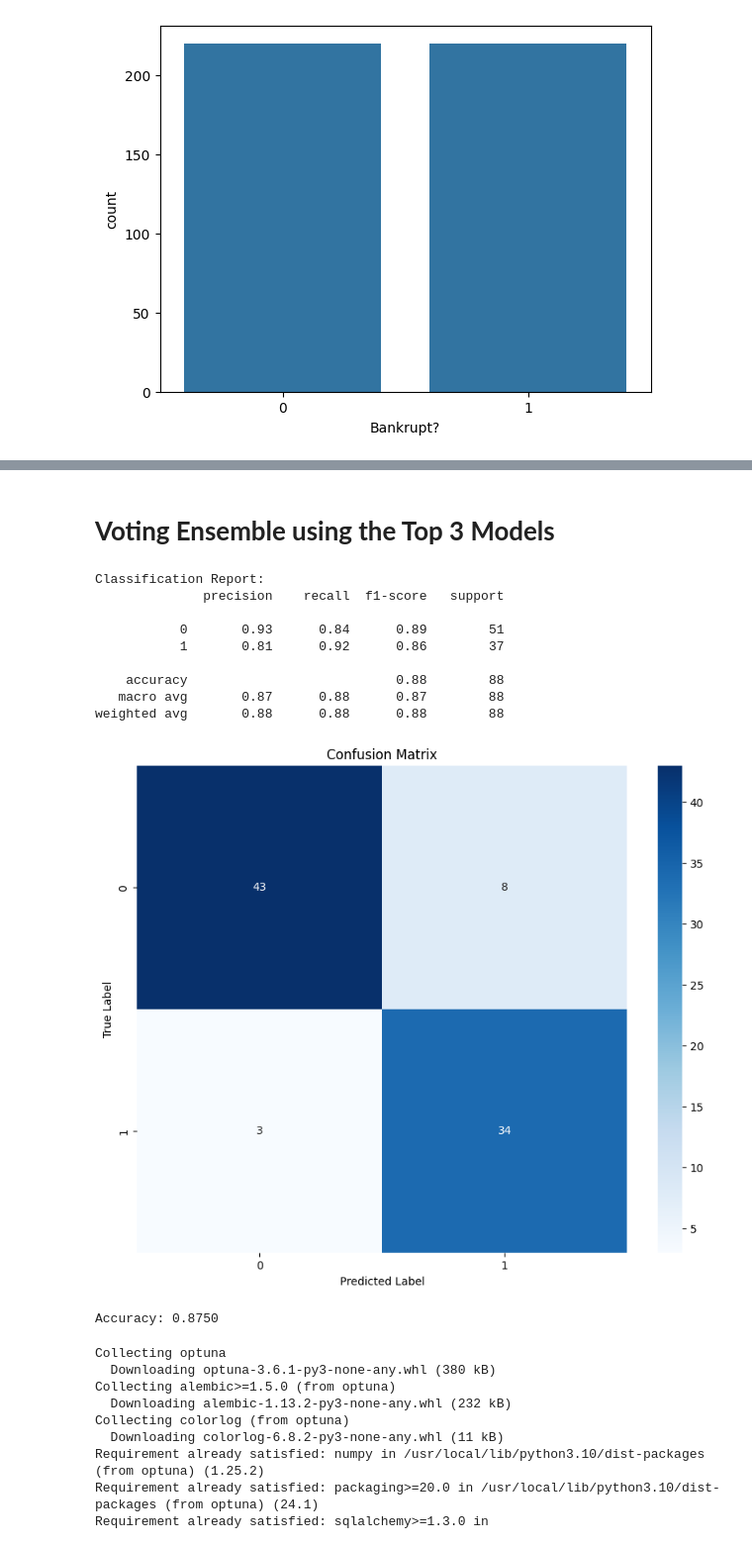
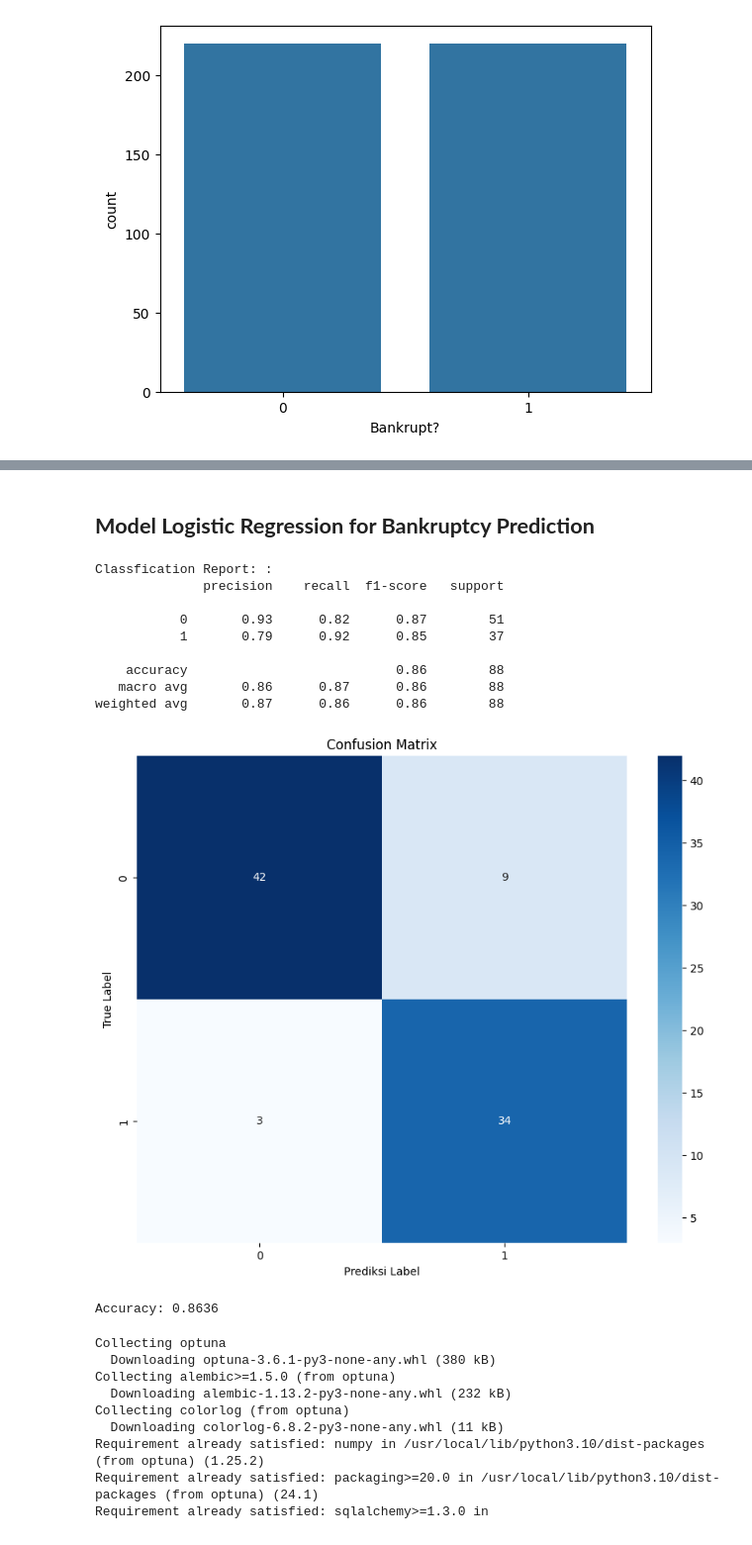
Before and after one commit to ahmadilham17/tugas-uas-kecerdasan-buatan, a Jupyter notebook: balanced_model_for_bankruptcy_prediction.ipynb, the cells around one changed output, grey strips where cells are left out. Shown: that part at 99% size. Cells and saved outputs as stored; diff of their text form; code cells hidden in the pictures.

```diff
--- a/balanced_model_for_bankruptcy_prediction.ipynb
+++ b/balanced_model_for_bankruptcy_prediction.ipynb
@@ -405,64 +285,50 @@ You can set `force_col_wise=true` to remove the overhead.
-# %% [markdown]
-# **Voting Ensemble using the Top 3 Models**
+# %% [markdown]
+## **Model Logistic Regression for Bankruptcy Prediction**
 # %%
-from sklearn.ensemble import VotingClassifier
-from sklearn.linear_model import RidgeClassifierCV, LogisticRegression
-from sklearn.svm import SVC
-from sklearn.metrics import classification_report, confusion_matrix
-from sklearn.calibration import CalibratedClassifierCV
+from sklearn.linear_model import LogisticRegression
+from sklearn.metrics import classification_report, confusion_matrix, accuracy_score
+from sklearn.model_selection import train_test_split
 
-# Membuat model dasar
-ridge_cv = RidgeClassifierCV()
-calibrated_ridge = CalibratedClassifierCV(base_estimator=ridge_cv, cv=5, method='sigmoid')
-logistic_regression = LogisticRegression()
-svc = SVC(probability=True)
+# Memisahkan fitur dan target
+x = downsampled_df.drop(columns='Bankrupt?')
+y = downsampled_df['Bankrupt?']
 
-# Buat pengklasifikasi pemungutan suara
-voting_clf = VotingClassifier(
-    estimators=[
-        ('ridge', calibrated_ridge),
-        ('logistic', logistic_regression),
-        ('svc', svc)
-    ],
-    voting='soft'
-)
+# Membagi data menjadi set pelatihan dan pengujian
+x_train, x_test, y_train, y_test = train_test_split(x, y, test_size=0.2, random_state=42)
 
-# Sesuaikan pengklasifikasi pemungutan suara
-voting_clf.fit(x_train, y_train)
+# Model Regresi Logistik
+model = LogisticRegression()
+model.fit(x_train, y_train)
+y_pred = model.predict(x_test)
 
-# Buat prediksi
-y_pred = voting_clf.predict(x_test)
-
-# Print laporan classification
-print("Classification Report:")
+# Evaluasi
+print("Classfication Report: :")
 print(classification_report(y_test, y_pred))
 
-# Buat confusion matrix
+# Confusion Matrix
 cm = confusion_matrix(y_test, y_pred)
-
-# Plot confusion matrix
 plt.figure(figsize=(10, 8))
 sns.heatmap(cm, annot=True, fmt='d', cmap='Blues')
 plt.title('Confusion Matrix')
 plt.ylabel('True Label')
-plt.xlabel('Predicted Label')
+plt.xlabel('Prediksi Label')
 plt.show()
 
-# Hitung dan print accuracy
-accuracy = (cm[0, 0] + cm[1, 1]) / np.sum(cm)
+# Akurasi
+accuracy = accuracy_score(y_test, y_pred)
 print(f"\nAccuracy: {accuracy:.4f}")
 # %% [output]
-Classification Report:
+Classfication Report: :
               precision    recall  f1-score   support
 
-           0       0.93      0.84      0.89        51
-           1       0.81      0.92      0.86        37
+           0       0.93      0.82      0.87        51
+           1       0.79      0.92      0.85        37
 
-    accuracy                           0.88        88
-   macro avg       0.87      0.88      0.87        88
-weighted avg       0.88      0.88      0.88        88
+    accuracy                           0.86        88
+   macro avg       0.86      0.87      0.86        88
+weighted avg       0.87      0.86      0.86        88
-[figure, old version]
+[figure, new version]
-Accuracy: 0.8750
+Accuracy: 0.8636
 # %%
 !pip install optuna
 # %% [output]
```
Also changed, not shown: parts of 8 cells of this notebook.
